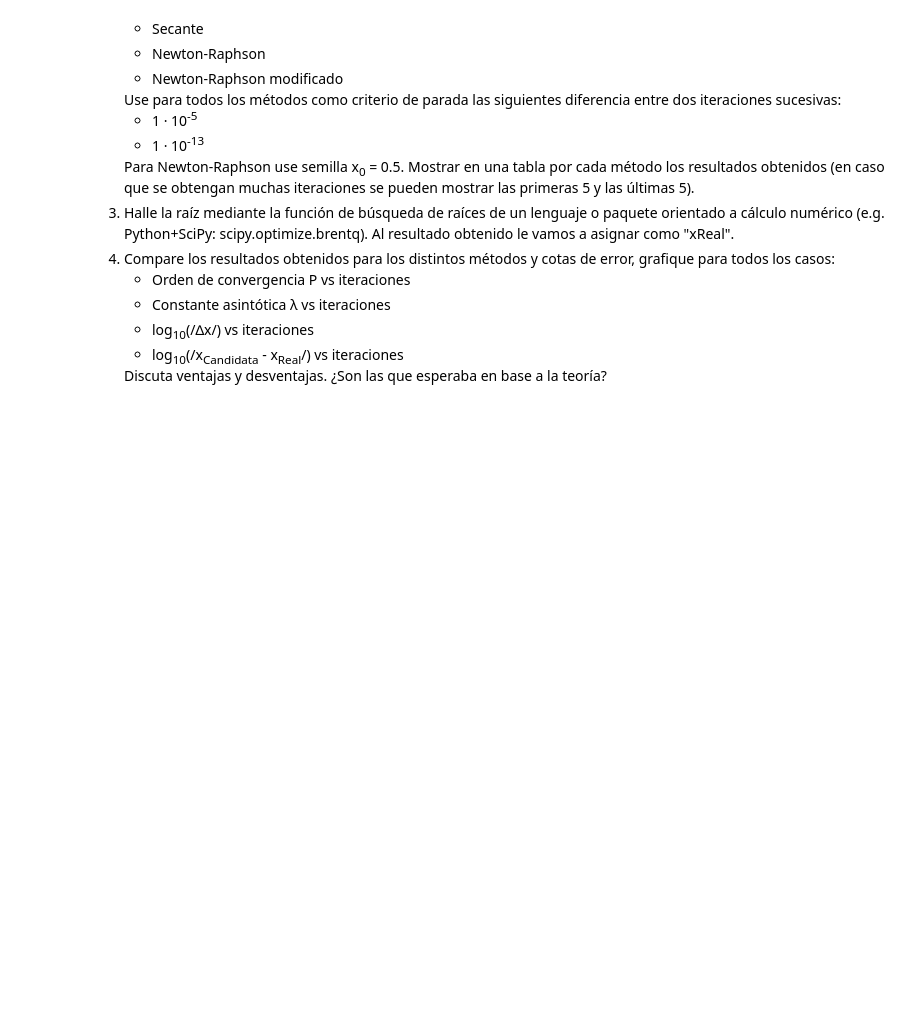
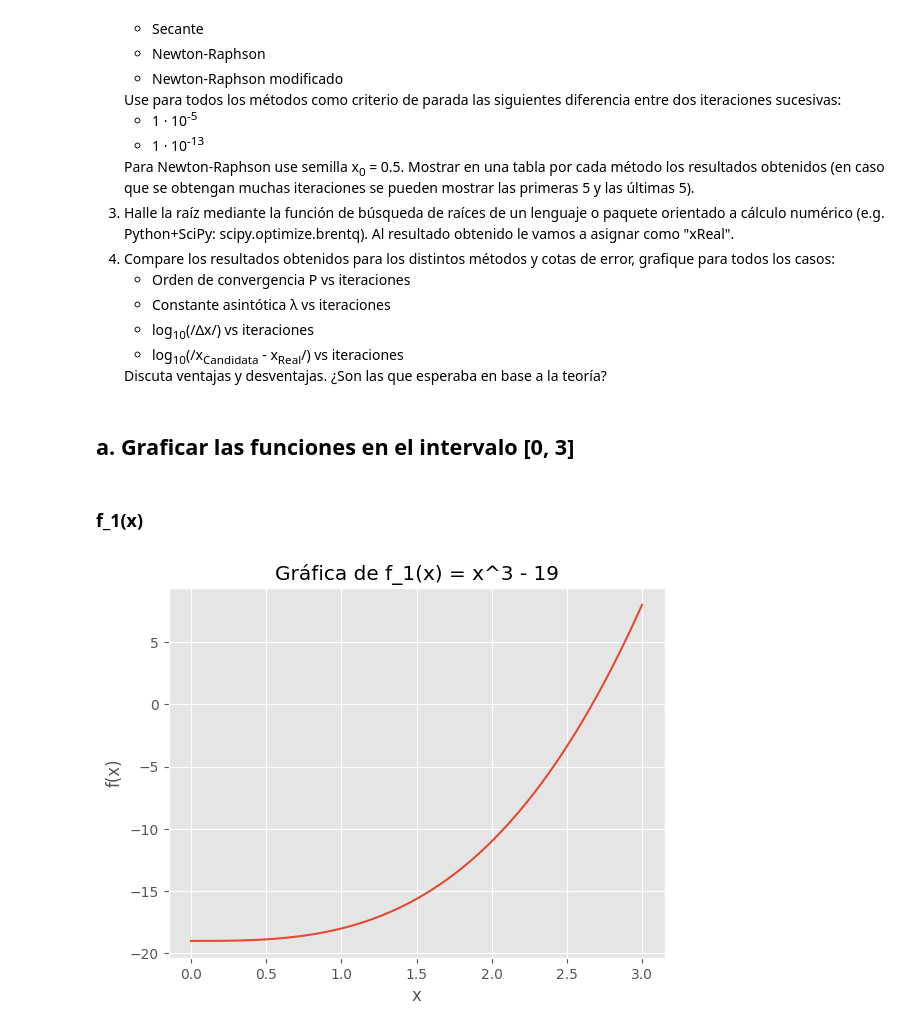
Before and after one commit to m-cabrerar/Numerico-TP1, a Jupyter notebook: TP1-G18.ipynb, the cells around one changed output. Saved outputs shown, nothing was run; the diff lists cells and outputs as text; code cells hidden in the pictures; blank space fills up the shorter version.

```diff
--- a/TP1-G18.ipynb
+++ b/TP1-G18.ipynb
@@ -274,3 +301,17 @@ def f_2(x):
 
 def f_3(x):
     return (x - 0.9) * math.e**(-4*(x-0.9)**2)
+# %% [markdown]
+## a. Graficar las funciones en el intervalo [0, 3]
+# %% [markdown]
+### f_1(x)
+# %%
+x = np.linspace(0, 3, 1000)
+y = f_1(x)
+plt.plot(x, y)
+plt.xlabel("x")
+plt.ylabel("f(x)")
+plt.title("Gráfica de f_1(x) = x^3 - 19")
+plt.show()
+# %% [output]
+[figure, added]
```
Also changed, not shown: parts of 164 cells of this notebook.
